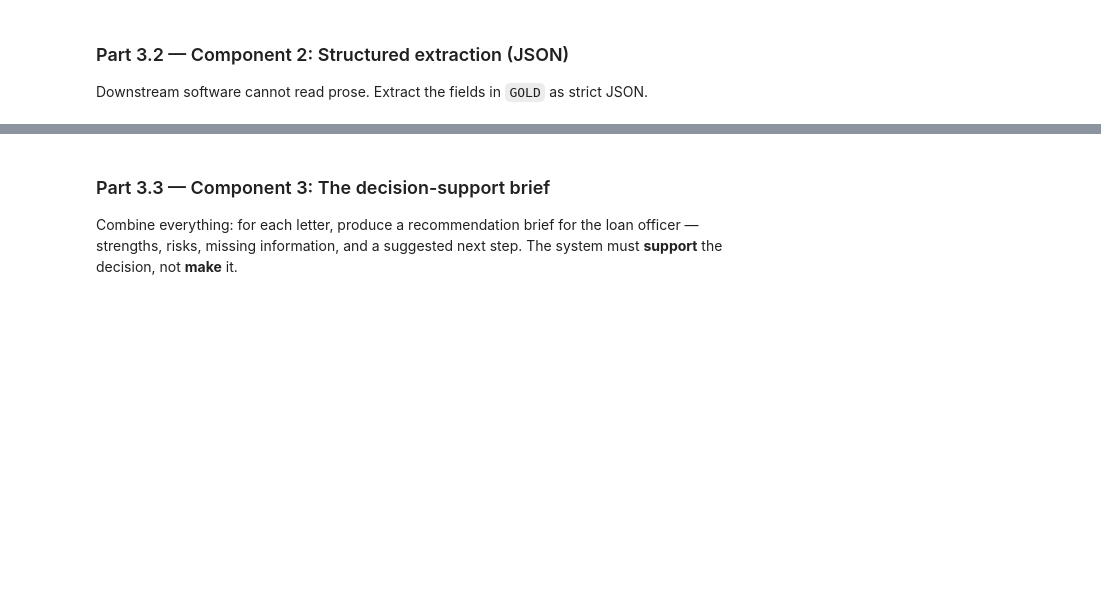
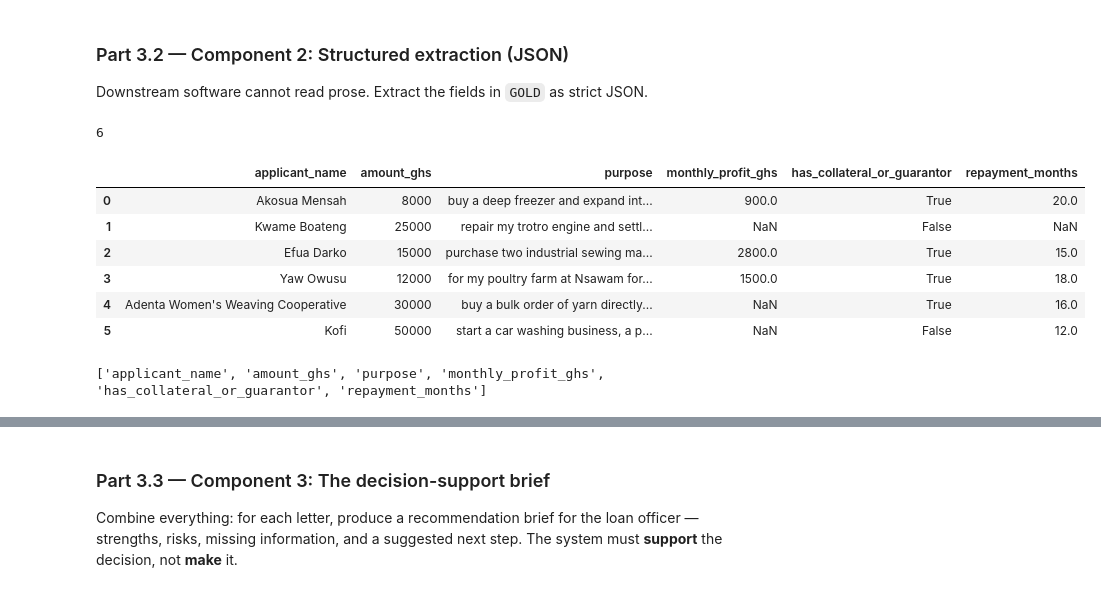
Before and after one commit to miriam-gale/lab-4-llm-decision-support, a Jupyter notebook: lab_4.ipynb, the cells around one changed output, grey strips where cells are left out. Drawn from its saved outputs; the diff is of its cells as text; code cells hidden in the pictures; blank space fills up the shorter version.

Commit message:
Add evolved summary, extraction, and decision-support prompts

````diff
--- a/lab_4.ipynb
+++ b/lab_4.ipynb
@@ -323,20 +368,95 @@ failure mode called in the LLM literature?*
 ### Part 3.2 — Component 2: Structured extraction (JSON)
 Downstream software cannot read prose. Extract the fields in `GOLD` as strict JSON.
 # %%
+import json
+import pandas as pd
 # TODO: Write EXTRACT_PROMPT — a template that instructs the model to return ONLY a JSON
 #   object with EXACTLY these keys:
 #     applicant_name (string), amount_ghs (number), purpose (string),
 #     monthly_profit_ghs (number or null), has_collateral_or_guarantor (boolean),
 #     repayment_months (number or null)
+
+EXTRACT_PROMPT = """
+Extract the required information from the loan application.
+Return ONLY a JSON object with EXACTLY these keys:
+applicant_name (string),
+amount_ghs (number),
+purpose (string),
+monthly_profit_ghs (number or null),
+has_collateral_or_guarantor (boolean),
+repayment_months (number or null).
+
+If a field is not stated in the letter, use null. Do not guess.
+
+Example letter:
+My name is Ama Mensah. I need GHS 10,000 to buy a freezer
+for my beverage business. I make GHS 800 profit each month.
+My brother will guarantee the loan, and I will repay it over 12 months.
+
+Example JSON:
+{
+  "applicant_name": "Ama Mensah",
+  "amount_ghs": 10000,
+  "purpose": "buy a freezer for my beverage business",
+  "monthly_profit_ghs": 800,
+  "has_collateral_or_guarantor": true,
+  "repayment_months": 12
+}
+
+"""
 #   Techniques to use:
 #     - explicit schema in the prompt
 #     - ONE worked example (few-shot) using a letter you write yourself (not from LETTERS!)
 #     - "If a field is not stated in the letter, use null. Do not guess."
 #     - temperature=0
 
 # TODO: Write extract_fields(letter_text) that calls the LLM, strips any ```json fences,
+
+  # TODO: Write EXTRACT_PROMPT — a template that instructs the model to return ONLY a JSON
+#   object with EXACTLY these keys:
+#     applicant_name (string), amount_ghs (number), purpose (string),
+#     monthly_profit_ghs (number or null), has_collateral_or_guarantor (boolean),
+#     repayment_months (number or null)
+
+#   json.loads() the result, and returns a dict. Handle parse failures gracefully
+#   (return None and print a warning).
+def extract_fields(letter_text):
+    prompt = f"{EXTRACT_PROMPT}\n\nLoan application:\n{letter_text}"
+    response, usage = ask_llm(prompt, temperature=0.0)
+    response = response.replace("```json", "").replace("```", "").strip()
+
+    try:
+       data = json.loads(response)
+       return data
+    except json.JSONDecodeError:
+        print("Warning: Could not parse the LLM response as JSON")
+        return None
+
+
+
+# TODO: Run it on ALL SIX letters; collect results into a pandas DataFrame (one row per
+#   letter) and display it.
 #   json.loads() the result, and returns a dict. Handle parse failures gracefully
 #   (return None and print a warning).
 
-# TODO: Run it on ALL SIX letters; collect results into a pandas DataFrame (one row per
-#   letter) and display it.
+results = []
+for letter_id, letter_text in LETTERS.items():
+    result = extract_fields(letter_text)
+    results.append(result)
+
+print(len(results))
+
+df = pd.DataFrame(results)
+display(df)
+
+print(df.columns.tolist())
+# %% [output]
+6
+|  | applicant_name | amount_ghs | purpose | monthly_profit_ghs | has_collateral_or_guarantor | repayment_months |
+| 0 | Akosua Mensah | 8000 | buy a deep freezer and expand int... | 900.0 | True | 20.0 |
+| 1 | Kwame Boateng | 25000 | repair my trotro engine and settl... | NaN | False | NaN |
+| 2 | Efua Darko | 15000 | purchase two industrial sewing ma... | 2800.0 | True | 15.0 |
+| 3 | Yaw Owusu | 12000 | for my poultry farm at Nsawam for... | 1500.0 | True | 18.0 |
+| 4 | Adenta Women's Weaving Cooperative | 30000 | buy a bulk order of yarn directly... | NaN | True | 16.0 |
+| 5 | Kofi | 50000 | start a car washing business, a p... | NaN | False | 12.0 |
+['applicant_name', 'amount_ghs', 'purpose', 'monthly_profit_ghs', 'has_collateral_or_guarantor', 'repayment_months']
````
Also changed, not shown: parts of 11 cells of this notebook, 1 other file.
